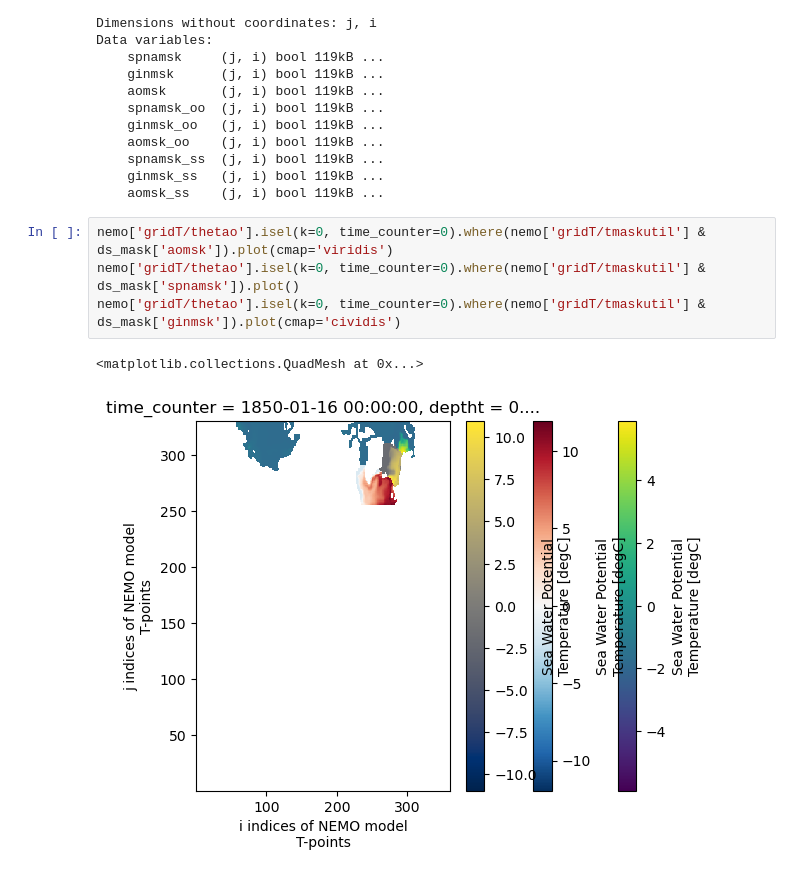
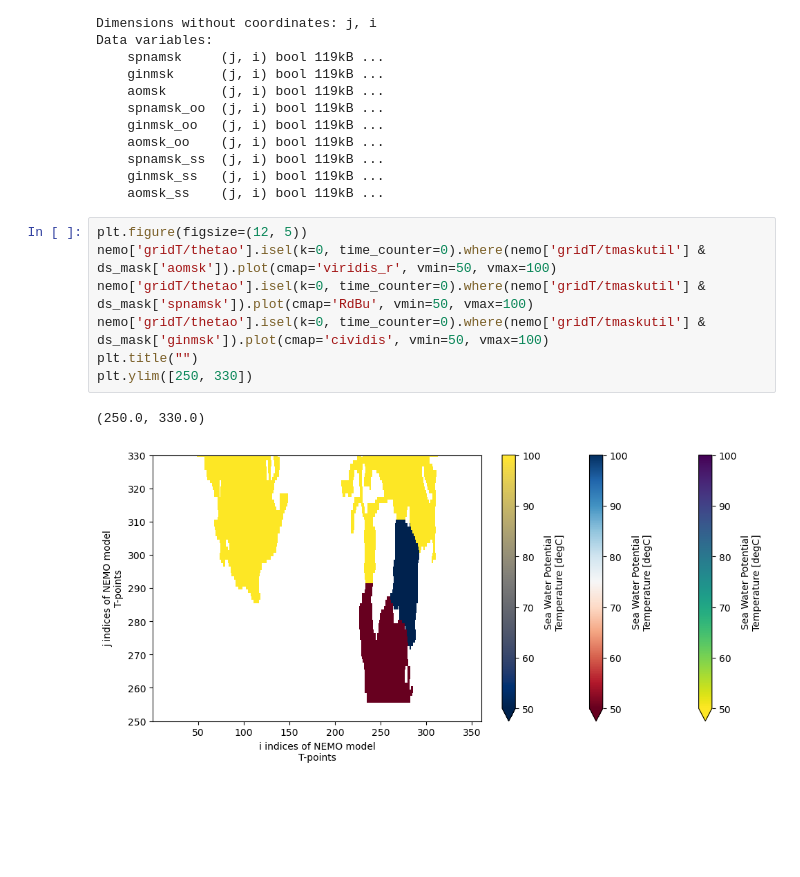
Before and after one commit to NOC-MSM/OptimESM, a Jupyter notebook: WP5/src/masks/nb_UKESM1-2_regional_defs.ipynb, the cells around one changed output. Cells and saved outputs as stored; diff of their text form; blank space fills up the shorter version.

Commit message:
Updated WP5 regional mask notebooks & .py scripts.

```diff
--- a/WP5/src/masks/nb_UKESM1-2_regional_defs.ipynb
+++ b/WP5/src/masks/nb_UKESM1-2_regional_defs.ipynb
@@ -392,12 +368,15 @@ Data variables:
     ginmsk_ss   (j, i) bool 119kB ...
     aomsk_ss    (j, i) bool 119kB ...
 # %%
-nemo['gridT/thetao'].isel(k=0, time_counter=0).where(nemo['gridT/tmaskutil'] & ds_mask['aomsk']).plot(cmap='viridis')
-nemo['gridT/thetao'].isel(k=0, time_counter=0).where(nemo['gridT/tmaskutil'] & ds_mask['spnamsk']).plot()
-nemo['gridT/thetao'].isel(k=0, time_counter=0).where(nemo['gridT/tmaskutil'] & ds_mask['ginmsk']).plot(cmap='cividis')
+plt.figure(figsize=(12, 5))
+nemo['gridT/thetao'].isel(k=0, time_counter=0).where(nemo['gridT/tmaskutil'] & ds_mask['aomsk']).plot(cmap='viridis_r', vmin=50, vmax=100)
+nemo['gridT/thetao'].isel(k=0, time_counter=0).where(nemo['gridT/tmaskutil'] & ds_mask['spnamsk']).plot(cmap='RdBu', vmin=50, vmax=100)
+nemo['gridT/thetao'].isel(k=0, time_counter=0).where(nemo['gridT/tmaskutil'] & ds_mask['ginmsk']).plot(cmap='cividis', vmin=50, vmax=100)
+plt.title("")
+plt.ylim([250, 330])
 # %% [output]
-<matplotlib.collections.QuadMesh at 0x...>
+(250.0, 330.0)
-[figure, old version]
+[figure, new version]
 # %%
 nemo['gridT/thetao'].isel(k=0, time_counter=0).where(nemo['gridT/tmaskutil'] & ds_mask['aomsk_oo']).plot(cmap='viridis')
 nemo['gridT/thetao'].isel(k=0, time_counter=0).where(nemo['gridT/tmaskutil'] & ds_mask['spnamsk_oo']).plot()
```
Also changed, not shown: parts of 16 cells of this notebook, 8 other files.
